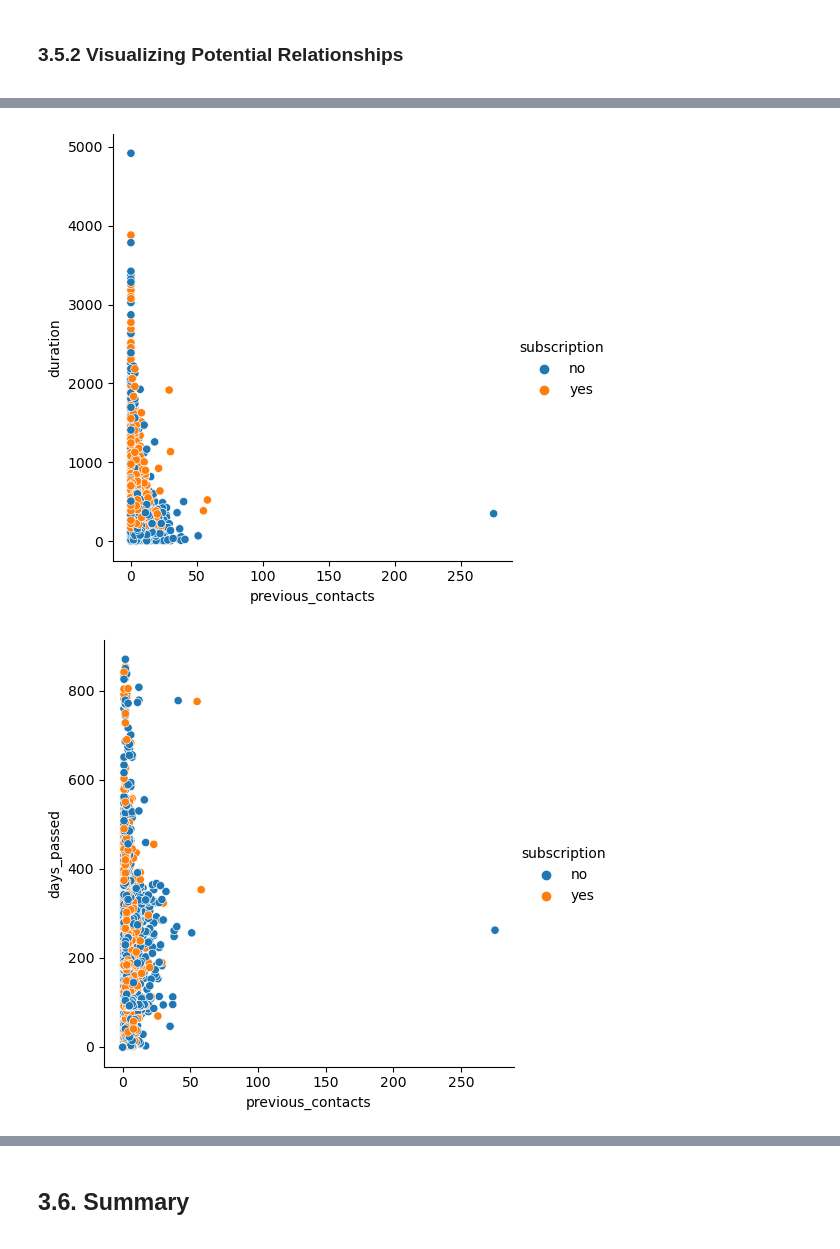
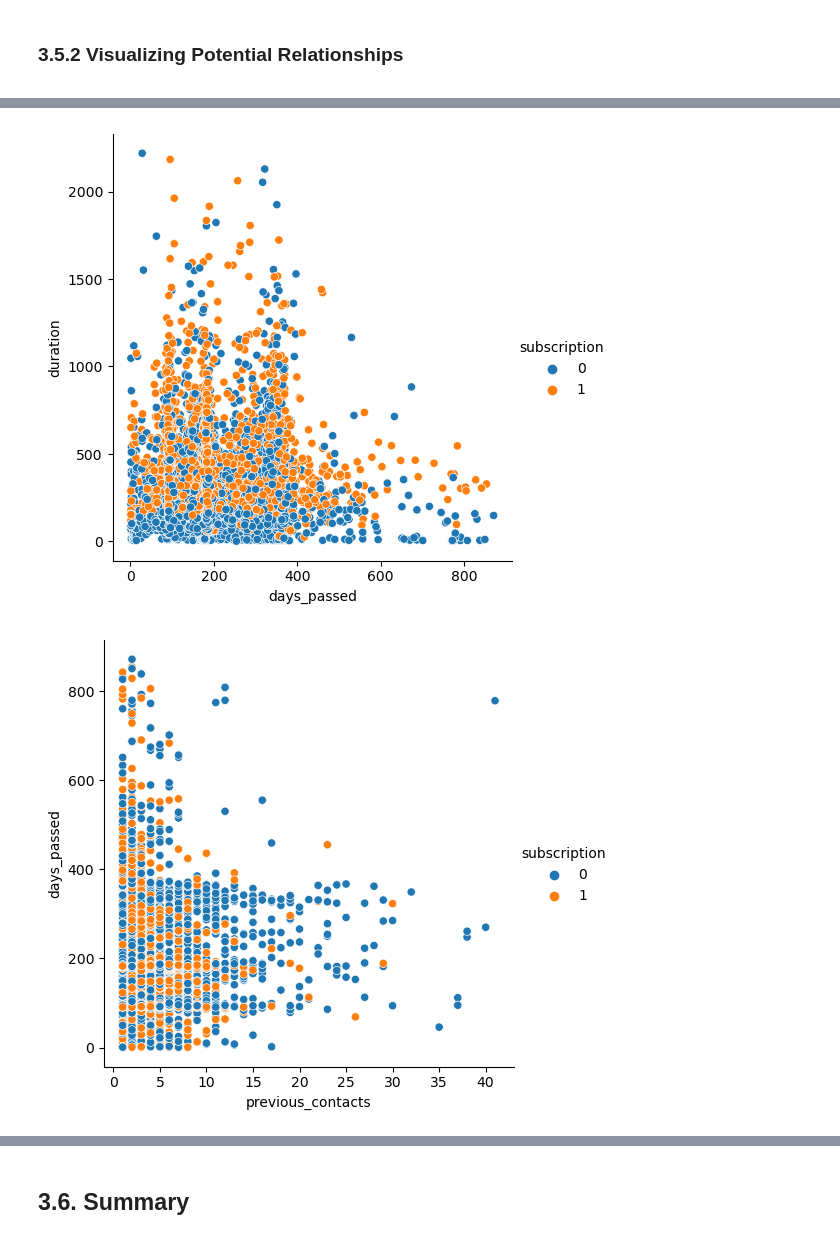
Before and after one commit to Lina-abd/DS_capstone_project_II, a Jupyter notebook: Notebooks/2.3.CapstoneII_Exploratory_Data_Analysis_LinaAbdullahi.ipynb, the cells around one changed output, grey strips where cells are left out. Saved outputs shown, nothing was run; the diff lists cells and outputs as text; code cells hidden in the pictures.

```diff
--- a/Notebooks/2.3.CapstoneII_Exploratory_Data_Analysis_LinaAbdullahi.ipynb
+++ b/Notebooks/2.3.CapstoneII_Exploratory_Data_Analysis_LinaAbdullahi.ipynb
@@ -239,0 +231,4 @@ data['balance_group'] = pd.cut(
+# %%
+#removing outliers
+
+balance_no_outlier = data['balance'][data['balance']< 10000]
@@ -240,3 +239,12 @@ data['balance_group'] = pd.cut(
+# %%
+#creating balance groups excluding outliers to see this relationship
+
+data['balance_group'] = pd.cut(
+    balance_no_outlier, [-10000, 0, 2500, 5000 , 7500 ,
+                      10000],
+    labels = ['negative', 'under 2.5k', '2.5k-5k','5k-7.5k',
+              '7.5k-10k']
+)
 # %%
 grouping('balance_group')
 # %% [output]
@@ -607,0 +664,5 @@ percentage('days_passed').T.join(data['days_passed'].value_counts())
+# %%
+#filtering out the days passed for those who were not previously contacted
+
+previously_contacted = data[data['days_passed'] != -1]
+previously_not_contacted = data[data['days_passed'] == -1]
@@ -678,3 +746,5 @@ sns.heatmap(cor, annot = True, cmap='coolwarm', center=0, vmin=-1, vmax=1)
 plt.show()
 # %% [output]
 [figure]
+# %%
+data['subscription'] = data['subscription'].replace({'yes': 1, 'no': 0})
@@ -729,8 +824,10 @@ def compare(a, b):
 # %%
-scatterplot('previous_contacts', 'duration')
+scatterplot(previously_contacted['days_passed'], 'duration')
 # %% [output]
-[figure, old version]
+[figure, new version]
 # %%
-scatterplot('previous_contacts','days_passed')
+prev_contacts_no_outlier = data['previous_contacts'][data['previous_contacts'] <= 50]
+
+scatterplot(prev_contacts_no_outlier,previously_contacted['days_passed'])
 # %% [output]
-[figure, old version]
+[figure, new version]
```
Also changed, not shown: parts of 104 cells of this notebook.
